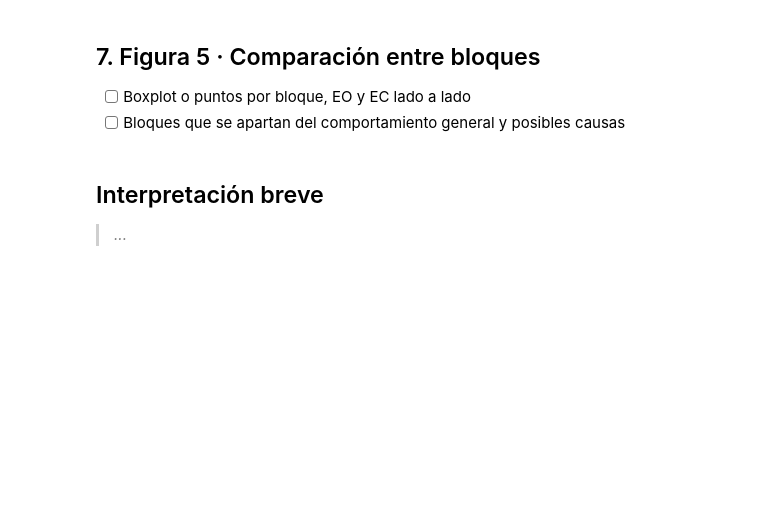
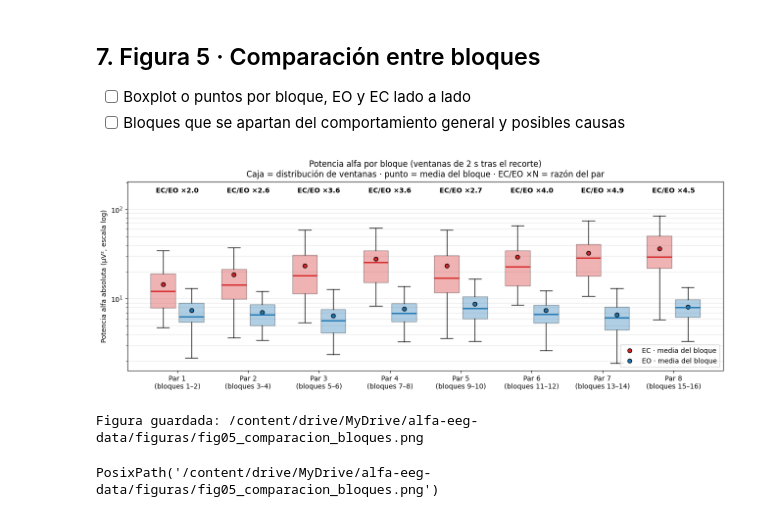
Before and after one commit to moiseiseiseis/Alpha-reactivity-during-resting-state-EEG, a Jupyter notebook: notebooks/03_alfa_temporal.ipynb, the cells around one changed output. Drawn from its saved outputs; the diff is of its cells as text; code cells hidden in the pictures; blank space fills up the shorter version.

```diff
--- a/notebooks/03_alfa_temporal.ipynb
+++ b/notebooks/03_alfa_temporal.ipynb
@@ -112,4 +562,38 @@ resumen
-# %% [markdown]
-## Interpretación breve
-
-> _..._
+# %%
+# alfa.guardar_figura(fig, "fig05_comparacion_bloques")
+d = df[df["dentro"]].groupby(["bloque", "condicion", "t_s"], as_index=False)["alfa_abs"].mean()
+d["par"] = (d["bloque"] + 1) // 2
+
+fig, ax = plt.subplots(figsize=(13, 5))
+desplaz = {"EC": -0.2, "EO": 0.2}
+for c in ["EC", "EO"]:
+    datos = [d[(d["par"] == p) & (d["condicion"] == c)]["alfa_abs"].values for p in range(1, 9)]
+    pos = np.arange(1, 9) + desplaz[c]
+    bp = ax.boxplot(datos, positions=pos, widths=0.35, patch_artist=True, showfliers=False)
+    for caja in bp["boxes"]:
+        caja.set(facecolor=color_cond[c], alpha=0.35)
+    for m in bp["medians"]:
+        m.set(color=color_cond[c], lw=2)
+    medias = resumen[resumen["condicion"] == c].sort_values("par")["alfa_abs_media"].values
+    ax.plot(pos, medias, "o", color=color_cond[c], mec="k", label=f"{c} · media del bloque")
+
+ax.set_yscale("log")
+ax.set_ylim(top=ax.get_ylim()[1] * 2)          # deja espacio arriba para las etiquetas
+for p, r in zip(razones_par["par"], razones_par["razon_ec_eo_abs"]):
+    ax.text(p, 0.97, f"EC/EO ×{r:.1f}", transform=ax.get_xaxis_transform(),
+            ha="center", va="top", fontsize=10, fontweight="bold")
+
+ax.set_xticks(range(1, 9))
+ax.set_xticklabels([f"Par {p}\n(bloques {2*p-1}–{2*p})" for p in range(1, 9)])
+ax.set_ylabel("Potencia alfa absoluta (µV², escala log)")
+ax.set_title("Potencia alfa por bloque (ventanas de 2 s tras el recorte)\n"
+             "Caja = distribución de ventanas · punto = media del bloque · EC/EO ×N = razón del par")
+ax.legend(loc="lower right")
+ax.grid(alpha=0.3, which="both", axis="y")
+plt.tight_layout()
+plt.show()
+alfa.guardar_figura(fig, "fig05_comparacion_bloques")
+# %% [output]
+[figure, added]
+Figura guardada: /content/drive/MyDrive/alfa-eeg-data/figuras/fig05_comparacion_bloques.png
+PosixPath('/content/drive/MyDrive/alfa-eeg-data/figuras/fig05_comparacion_bloques.png')
```
Also changed, not shown: parts of 25 cells of this notebook.
